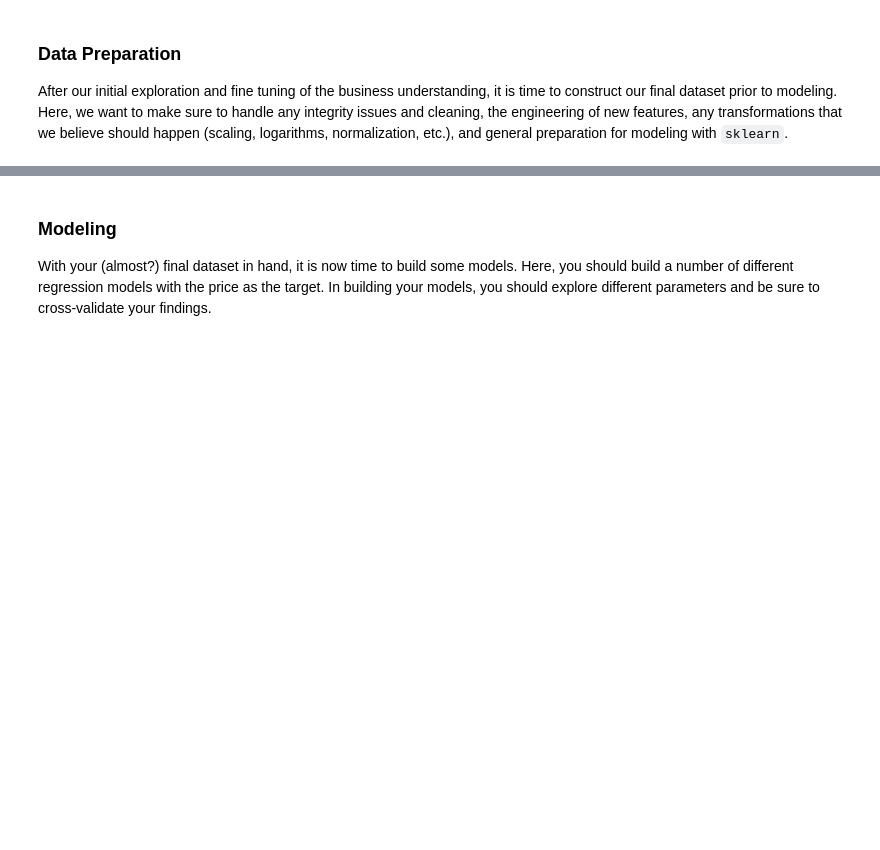
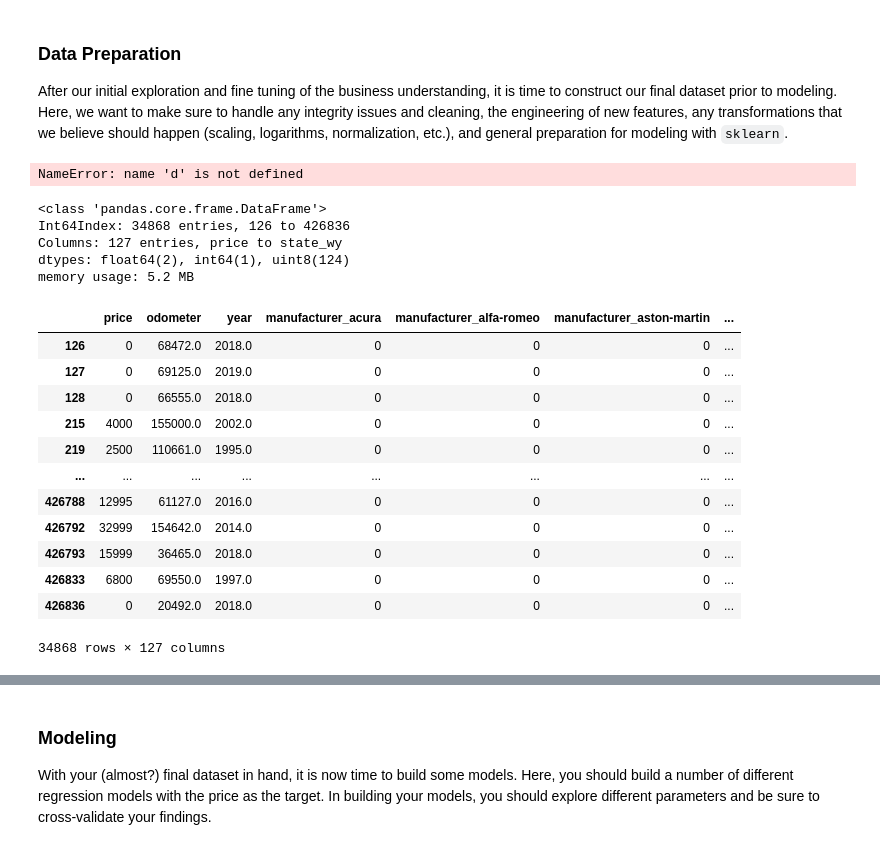
Before and after one commit to vaibhavlaghane/car_sales_ml_model, a Jupyter notebook: prompt_II.ipynb, the cells around one changed output, grey strips where cells are left out. Saved outputs shown, nothing was run; the diff lists cells and outputs as text; code cells hidden in the pictures; blank space fills up the shorter version.

```diff
--- a/prompt_II.ipynb
+++ b/prompt_II.ipynb
@@ -51,9 +51,9 @@ import matplotlib.pyplot as plt
 import seaborn as sns
 import plotly.express as px
 # %%
-vehicles  = pd.read_csv( 'data/vehicles.csv').dropna()
-vehicles  = vehicles.dropna()
-vehicles.head()
+vehicles_datasource  = pd.read_csv( 'data/vehicles.csv').dropna()
+vehicles_datasource  = vehicles_datasource.dropna()
+vehicles_datasource.head()
 # %% [output]
 |  | id | region | price | year | manufacturer | model | condition | cylinders | fuel | odometer | ... |
 | 126 | 7305672709 | auburn | 0 | 2018.0 | chevrolet | express cargo van | like new | 6 cylinders | gas | 68472.0 | ... |
@@ -121,3 +121,54 @@ Also transmission and cylinders could be closely related and using only one of t
 ### Data Preparation
 
 After our initial exploration and fine tuning of the business understanding, it is time to construct our final dataset prior to modeling.  Here, we want to make sure to handle any integrity issues and cleaning, the engineering of new features, any transformations that we believe should happen (scaling, logarithms, normalization, etc.), and general preparation for modeling with `sklearn`.
+# %%
+d
+# %% [output]
+NameError: name 'd' is not defined
+# %%
+vehicles_data = vehicles_datasource.drop(columns=[ 'id','VIN','model','paint_color','region','transmission','type'], axis = 1 )#
+# vehicles_data.info()
+# vehicles_data = vehicles_data.drop(columns=[ 'id','VIN','model','paint_color','region','transmission','type'], axis = 1 )#
+new_df = vehicles_data.drop(columns=['price','odometer','year'])
+to_concat =  pd.DataFrame(vehicles_data [['price','odometer','year'] ] )
+
+data = new_df
+
+cat_col = data.dtypes[data.dtypes == 'O'].index.tolist() #to get the list of categorical variables
+
+new_df.fillna("Others",inplace=True,axis = 1)
+
+new_df = pd.get_dummies(new_df, columns=cat_col)
+
+col_to_drop = [col for col in new_df.columns.tolist() if col.__contains__("Others")]
+
+new_df.drop(col_to_drop, axis=1,inplace=True)
+
+# new_df
+
+df_encoded = pd.concat([to_concat, new_df], axis=1)
+
+vehicles_data = df_encoded
+vehicles = vehicles_data
+
+vehicles.info()
+vehicles
+# %% [output]
+<class 'pandas.core.frame.DataFrame'>
+Int64Index: 34868 entries, 126 to 426836
+Columns: 127 entries, price to state_wy
+dtypes: float64(2), int64(1), uint8(124)
+memory usage: 5.2 MB
+|  | price | odometer | year | manufacturer_acura | manufacturer_alfa-romeo | manufacturer_aston-martin | ... |
+| 126 | 0 | 68472.0 | 2018.0 | 0 | 0 | 0 | ... |
+| 127 | 0 | 69125.0 | 2019.0 | 0 | 0 | 0 | ... |
+| 128 | 0 | 66555.0 | 2018.0 | 0 | 0 | 0 | ... |
+| 215 | 4000 | 155000.0 | 2002.0 | 0 | 0 | 0 | ... |
+| 219 | 2500 | 110661.0 | 1995.0 | 0 | 0 | 0 | ... |
+| ... | ... | ... | ... | ... | ... | ... | ... |
+| 426788 | 12995 | 61127.0 | 2016.0 | 0 | 0 | 0 | ... |
+| 426792 | 32999 | 154642.0 | 2014.0 | 0 | 0 | 0 | ... |
+| 426793 | 15999 | 36465.0 | 2018.0 | 0 | 0 | 0 | ... |
+| 426833 | 6800 | 69550.0 | 1997.0 | 0 | 0 | 0 | ... |
+| 426836 | 0 | 20492.0 | 2018.0 | 0 | 0 | 0 | ... |
+34868 rows × 127 columns
```
Also changed, not shown: parts of 10 cells of this notebook.
